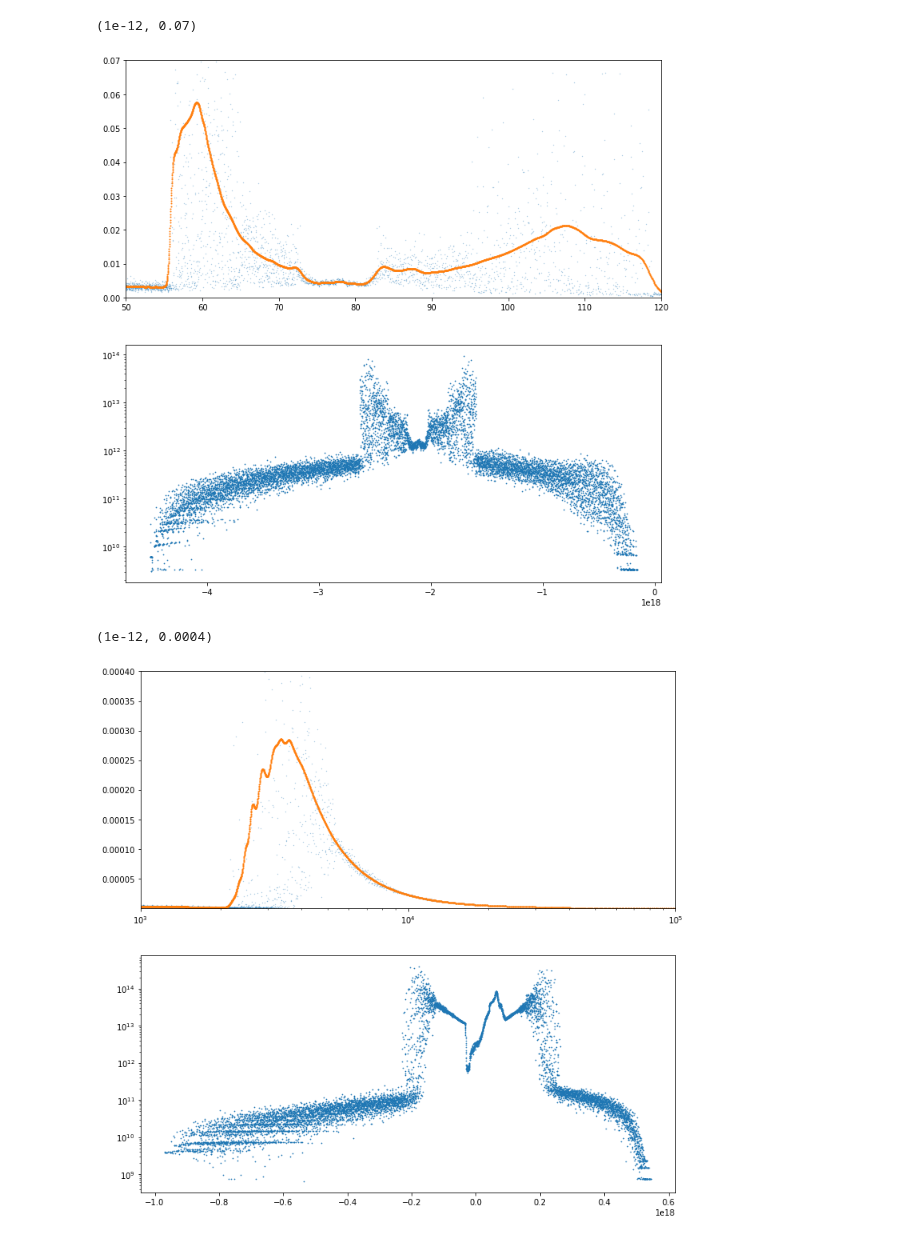
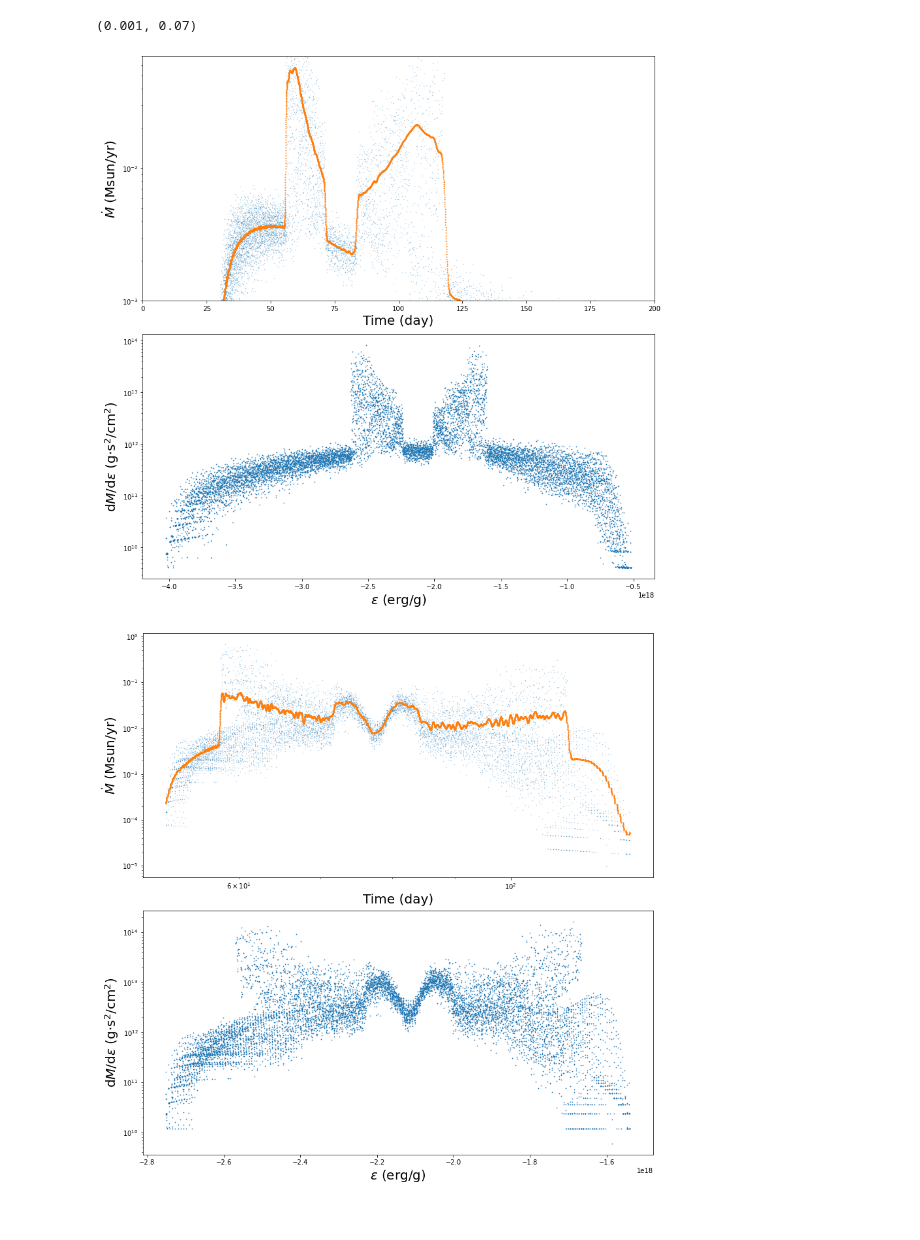
Before and after one commit to slowdivePTG/ASASSN-14ko, a Jupyter notebook: YT_Visualization/dmdt.ipynb, the cells around one changed output. Cells and saved outputs as stored; diff of their text form; code cells hidden in the pictures.

```diff
--- a/YT_Visualization/dmdt.ipynb
+++ b/YT_Visualization/dmdt.ipynb
@@ -45,27 +45,45 @@ def dmdt(raw, mbh=7e7, ax=None):
     ax[0].scatter(t, mdot, s=1)
     ax[1].scatter(e, dm_de, s=0.5)
     ax[1].set_yscale('log')
+    ax[0].set_xlabel('Time (day)', fontsize=20)
+    ax[0].set_ylabel(r'$\dot M$ (Msun/yr)', fontsize=20)
+    ax[1].set_xlabel('$\epsilon$ (erg/g)', fontsize=20)
+    ax[1].set_ylabel(r'd$M$/d$\epsilon$ (g$\cdot$s$^2$/cm$^2$)', fontsize=20)
     #plt.xscale('log')
     #plt.yscale('log')
+    plt.tight_layout()
     return ax
+# %%
+def load_raw(filename):
+    try:
+        raw = np.loadtxt(filename)
+    except:
+        with open(filename, "r") as f:
+            lines = f.readlines()
+            for i in range(4):
+                lines[i] = '#' + lines[i]
+        with open(filename, "w") as f:
+            f.writelines(lines)
+        raw = np.loadtxt(filename)
+    return raw
 # %%
-raw1 = np.loadtxt('../../TDE_plot/b10000_ev_bhbound_histogram_multitidal_hdf5_chk_0055.dat')
-raw2 = np.loadtxt('../../TDE_plot/b10000_ev_bhbound_histogram_multitidal_hdf5_chk_0060.dat')
-raw3 = np.loadtxt('../../TDE_plot/b10000_ev_bhbound_histogram_multitidal_hdf5_chk_0100.dat')
+raw1 = load_raw('../../TDE_plot/b10000_ev_bhbound_histogram_multitidal_hdf5_chk_0060.dat')
+raw2 = load_raw('../../TDE_plot/b10000_ev_bhbound_histogram_multitidal_hdf5_chk_0100.dat')
 # %%
 ax = dmdt(raw1)
-ax[0].set_xlim([50, 120])
-ax[0].set_ylim([1e-12, 7e-2])
+ax[0].set_xlim([0, 200])
+ax[0].set_yscale('log')
+ax[0].set_ylim([1e-3, 7e-2])
 # %% [output]
-(1e-12, 0.07)
+(0.001, 0.07)
-[figure, old version]
+[figure, new version]
 # %%
 f, ax = plt.subplots(2, 1, figsize=(12, 12))
 #ax = dmdt(raw1, ax=ax)
 ax = dmdt(raw2, ax=ax)
 ax[0].set_xscale('log')
-ax[0].set_xlim([1000, 100000])
-ax[0].set_ylim([1e-12, 4e-4])
+ax[0].set_yscale('log')
+#ax[0].set_xlim([1000, 100000])
+#ax[0].set_ylim([1e-6, 4e-4])
 # %% [output]
-(1e-12, 0.0004)
-[figure, old version]
+[figure, new version]
```
Also changed, not shown: parts of 1 cell of this notebook, 3 other files.
